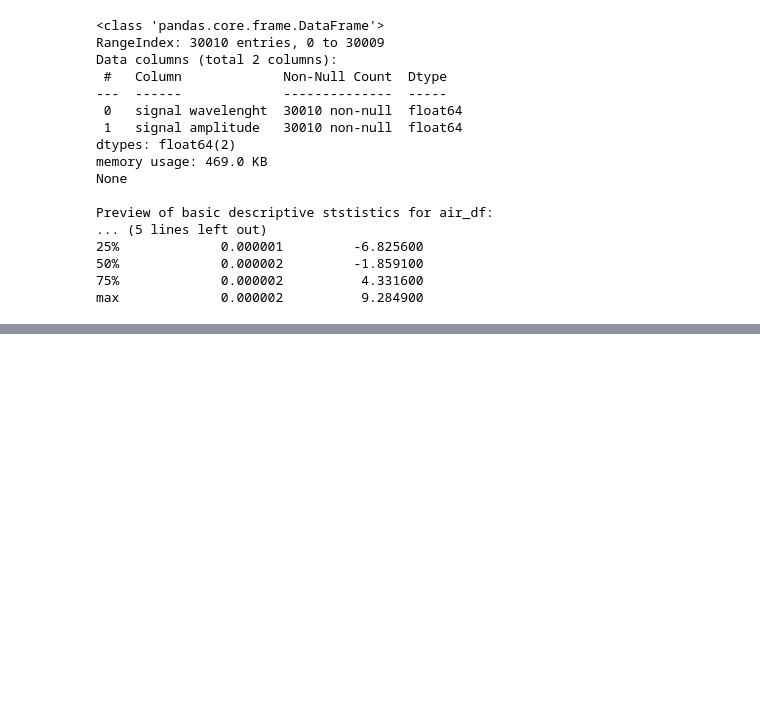
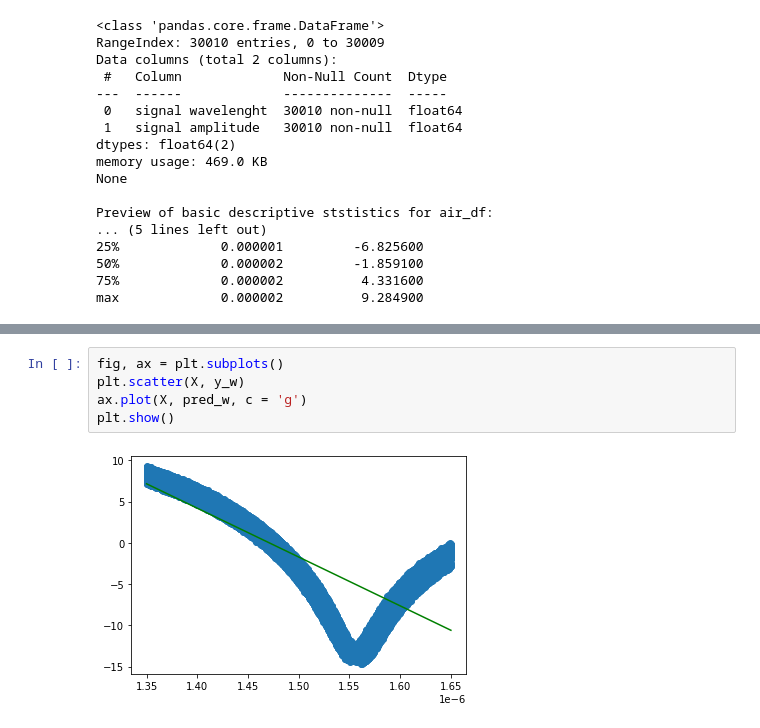
Before and after one commit to slatkowski/Industry_4.0, a Jupyter notebook: industry_4.0.ipynb, the cells around one changed output, grey strips where cells are left out. Drawn from its saved outputs; the diff is of its cells as text; blank space fills up the shorter version.

```diff
--- a/industry_4.0.ipynb
+++ b/industry_4.0.ipynb
@@ -248,0 +280,7 @@ ProfileReport(water_df)
+# %%
+fig, ax = plt.subplots()
+plt.scatter(X, y_w)
+ax.plot(X, pred_w, c = 'g')
+plt.show()
+# %% [output]
+[figure, added]
```
Also changed, not shown: parts of 13 cells of this notebook.
